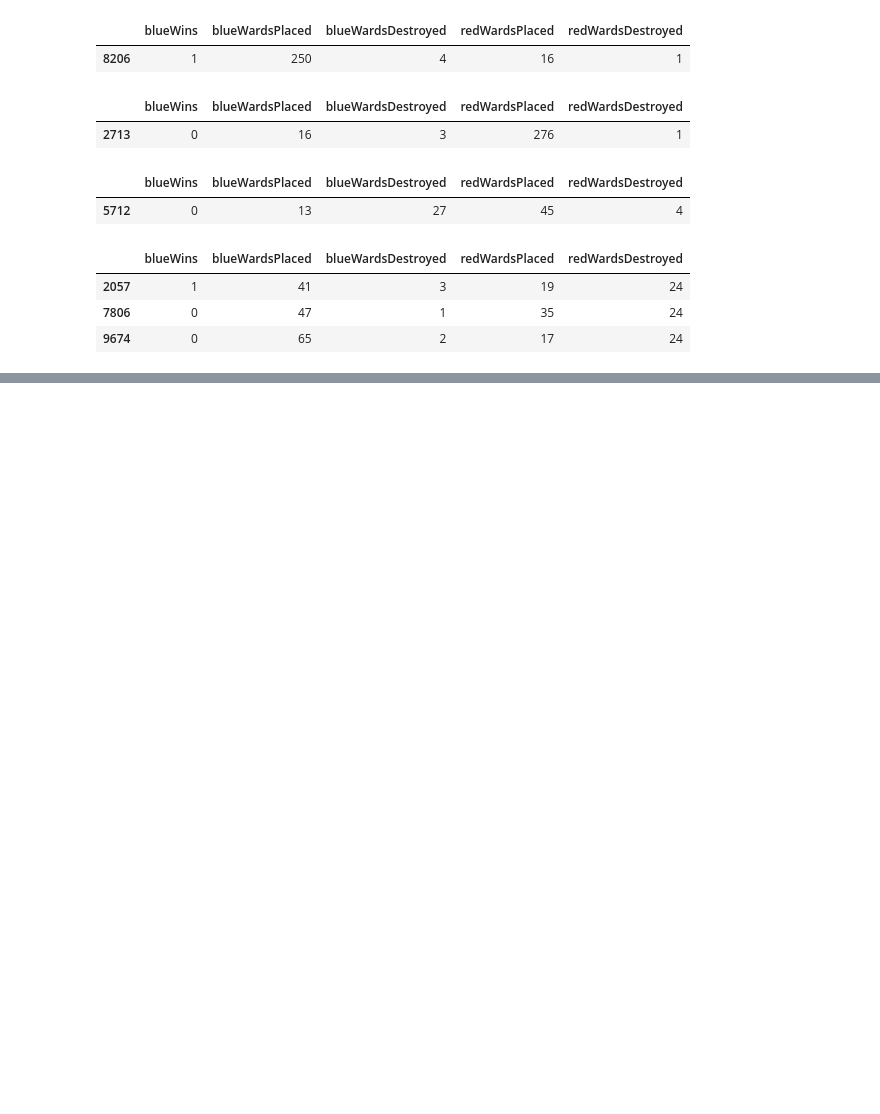
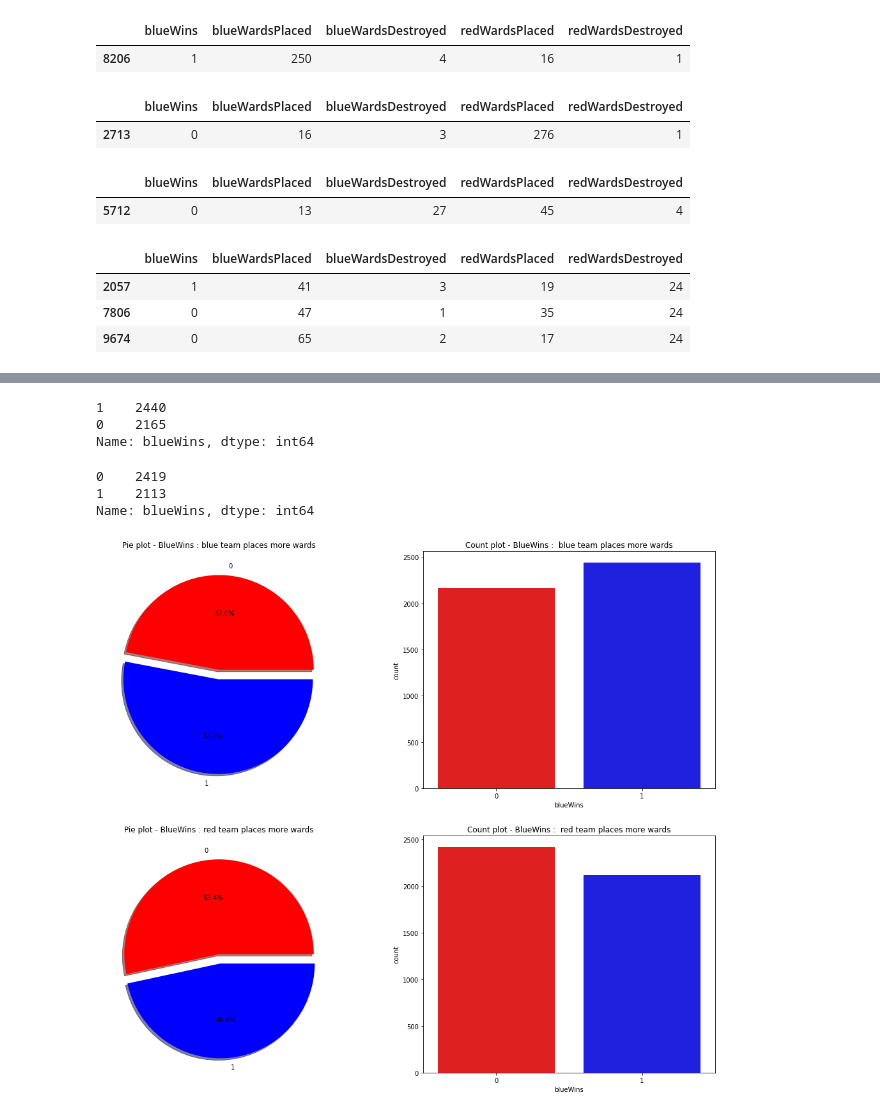
Before and after one commit to JaeHong-Park987/LOL, a Jupyter notebook: 롤 데이터 분석.ipynb, the cells around one changed output, grey strips where cells are left out. Drawn from its saved outputs; the diff is of its cells as text; code cells hidden in the pictures; blank space fills up the shorter version.

```diff
--- a/롤 데이터 분석.ipynb
+++ b/롤 데이터 분석.ipynb
@@ -520,0 +156,4 @@ print((9 / 63) * 100)
+# %%
+# 블루팀이 와드를 더 많이 설치한 데이터
+df_blue_wards = df_wards[df_wards['blueWardsPlaced'] > df_wards['redWardsPlaced']]
+df_blue_wards
@@ -520,0 +174,4 @@ print((9 / 63) * 100)
+# %%
+# 레드팀이 와드를 더 많이 설치한 데이터
+df_red_wards = df_wards[df_wards['blueWardsPlaced'] < df_wards['redWardsPlaced']]
+df_red_wards
@@ -520,0 +210,31 @@ print((9 / 63) * 100)
+# %%
+df_blue_wards['blueWins'].value_counts()
+# %% [output]
+1    2440
+0    2165
+Name: blueWins, dtype: int64
+# %%
+df_red_wards['blueWins'].value_counts()
+# %% [output]
+0    2419
+1    2113
+Name: blueWins, dtype: int64
+# %%
+f, ax = plt.subplots(2, 2, figsize = (18,15))
+
+
+df_blue_wards['blueWins'].value_counts().sort_values().plot.pie(explode=[0, 0.1], autopct='%1.1f%%', ax=ax[0, 0], shadow=True)
+ax[0, 0].set_title('Pie plot - BlueWins : blue team places more wards')
+ax[0, 0].set_ylabel('')
+sns.countplot('blueWins', data=df_blue_wards, ax=ax[0, 1])
+ax[0, 1].set_title('Count plot - BlueWins :  blue team places more wards')
+
+df_red_wards['blueWins'].value_counts().plot.pie(explode=[0, 0.1], autopct='%1.1f%%', ax=ax[1, 0], shadow=True)
+ax[1, 0].set_title('Pie plot - BlueWins : red team places more wards')
+ax[1, 0].set_ylabel('')
+sns.countplot('blueWins', data=df_red_wards, ax=ax[1, 1])
+ax[1, 1].set_title('Count plot - BlueWins :  red team places more wards')
+
+plt.show()
+# %% [output]
+[figure, added]
```
Also changed, not shown: parts of 81 cells of this notebook.
